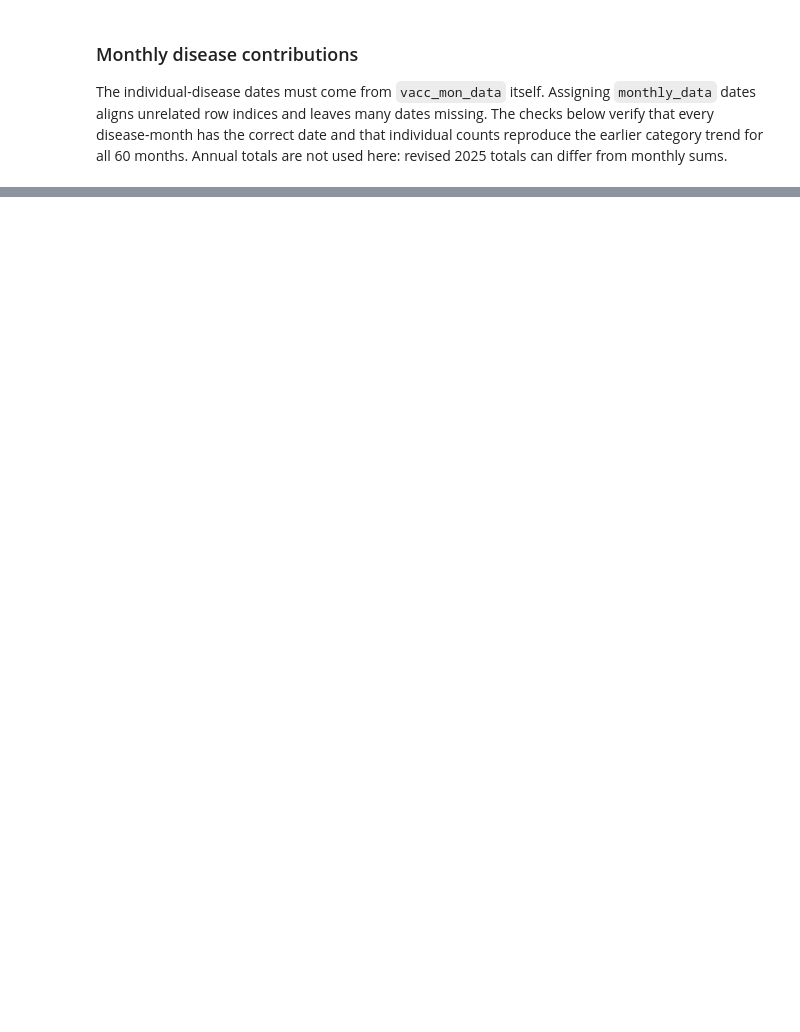
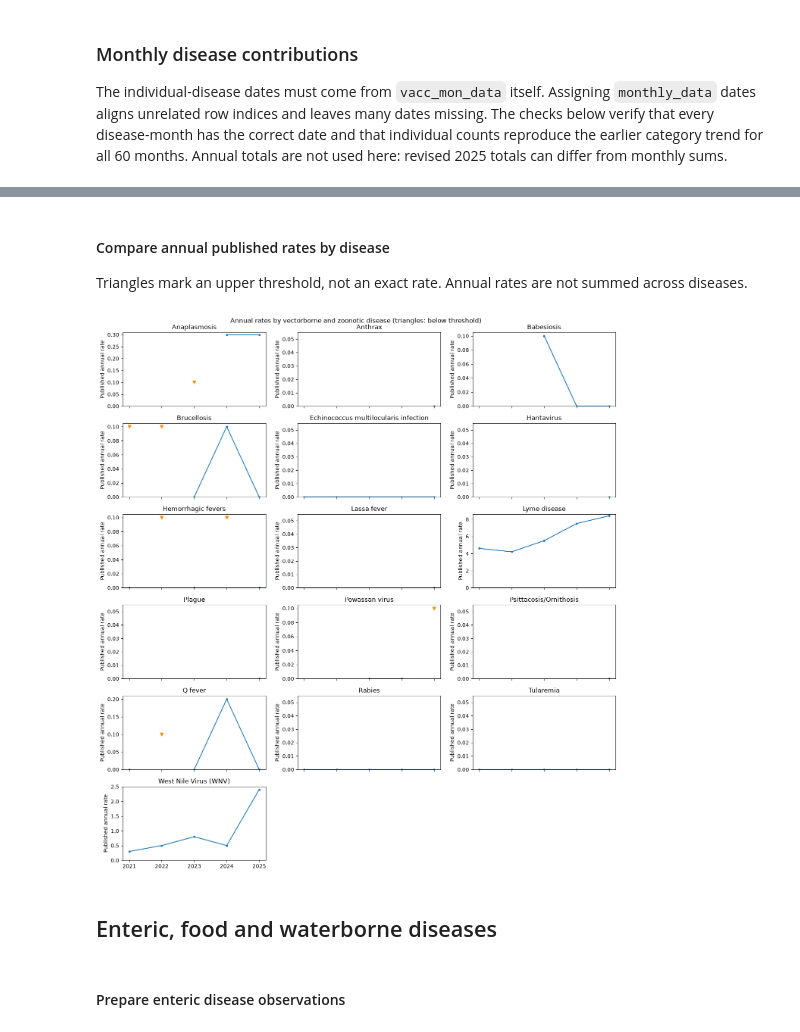
Before and after one commit to CampbelSoup/Donaldson, a Jupyter notebook: scripts/03-eda.ipynb, the cells around one changed output, grey strips where cells are left out. Cells and saved outputs as stored; diff of their text form; code cells hidden in the pictures; blank space fills up the shorter version.

```diff
--- a/scripts/03-eda.ipynb
+++ b/scripts/03-eda.ipynb
@@ -167,0 +280,28 @@ plt.close(fig)
+# %% [markdown]
+#### Compare annual published rates by disease
+
+Triangles mark an upper threshold, not an exact rate. Annual rates are not summed across diseases.
+# %%
+fig, axes = plt.subplots((len(vector_names) + 2) // 3, 3, figsize=(14, 15), sharex=True)
+for ax, disease in zip(axes.flat, vector_names):
+    group = vector_data.loc[vector_data["Disease"] == disease].set_index("Year").reindex(range(2021, 2026))
+    text = group["Yearly Rate"].astype("string").str.strip()
+    censored = text.str.startswith("<").fillna(False)
+    rates = pd.to_numeric(text.str.lstrip("<"), errors="coerce")
+    ax.plot(group.index, rates.mask(censored), marker="o", markersize=3)
+    ax.scatter(group.index[censored], rates[censored], marker="v", color="darkorange")
+    ax.set(title=disease, ylabel="Published annual rate")
+    ax.set_xticks(range(2021, 2026))
+    ax.set_ylim(bottom=0)
+for ax in list(axes.flat)[len(vector_names):]:
+    ax.set_visible(False)
+fig.suptitle("Annual rates by vectorborne and zoonotic disease (triangles: below threshold)")
+fig.tight_layout()
+plt.show()
+plt.close(fig)
+# %% [output]
+[figure, added]
+# %% [markdown]
+## Enteric, food and waterborne diseases
+# %% [markdown]
+#### Prepare enteric disease observations
```
Also changed, not shown: parts of 43 cells of this notebook.
